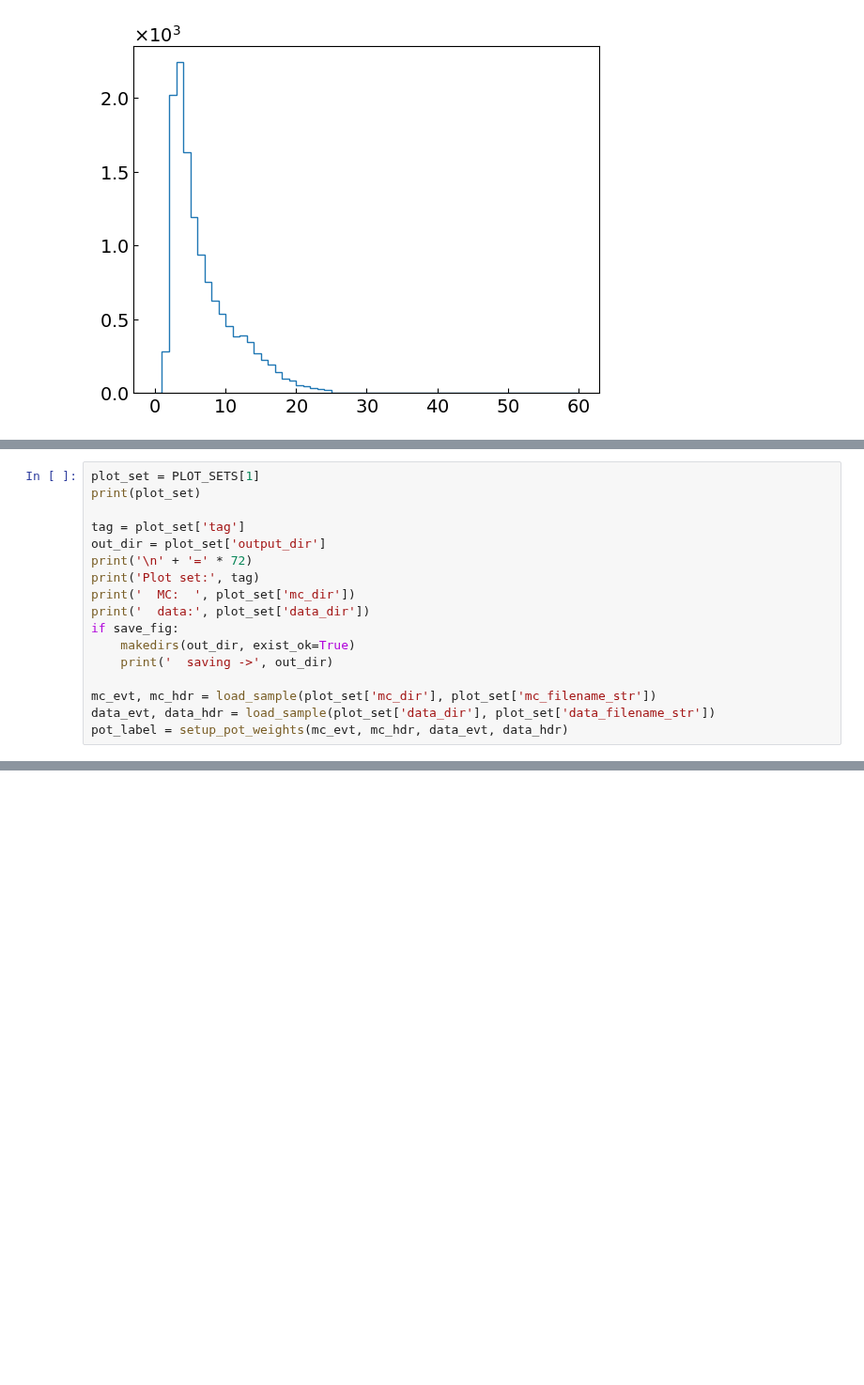
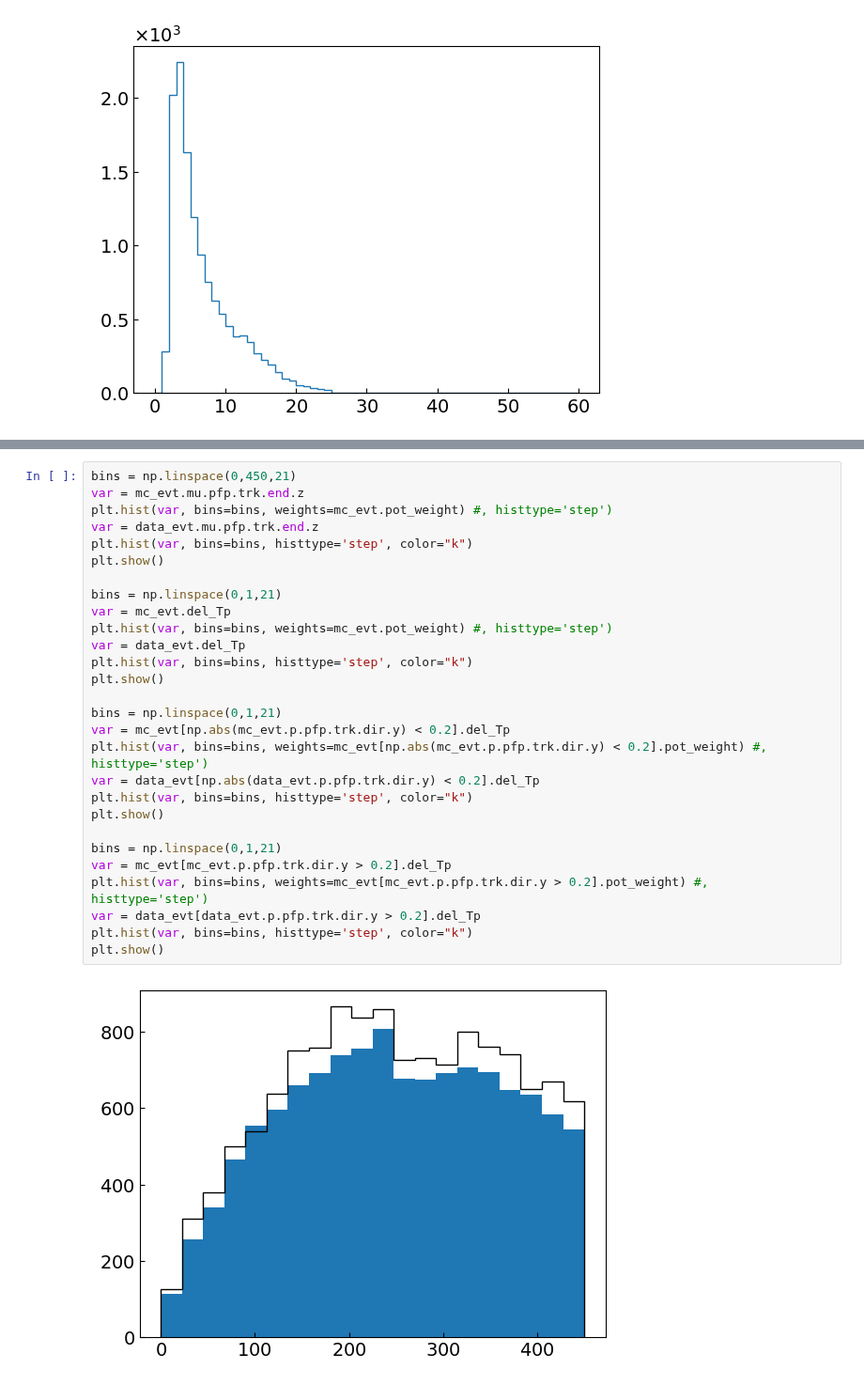
Before and after one commit to wjdanswjddl/cafpyana, a Jupyter notebook: analysis_village/numucc_1p0pi/notebooks/selected_xsec_overlay.ipynb, the cells around one changed output, grey strips where cells are left out. Shown at 94% size. Saved outputs shown, nothing was run; the diff lists cells and outputs as text; blank space fills up the shorter version.

```diff
--- a/analysis_village/numucc_1p0pi/notebooks/selected_xsec_overlay.ipynb
+++ b/analysis_village/numucc_1p0pi/notebooks/selected_xsec_overlay.ipynb
@@ -345,17 +308,0 @@ plt.show()
-# %%
-plot_set = PLOT_SETS[1]
-print(plot_set)
-
-tag = plot_set['tag']
-out_dir = plot_set['output_dir']
-print('\n' + '=' * 72)
-print('Plot set:', tag)
-print('  MC:  ', plot_set['mc_dir'])
-print('  data:', plot_set['data_dir'])
-if save_fig:
-    makedirs(out_dir, exist_ok=True)
-    print('  saving ->', out_dir)
-
-mc_evt, mc_hdr = load_sample(plot_set['mc_dir'], plot_set['mc_filename_str'])
-data_evt, data_hdr = load_sample(plot_set['data_dir'], plot_set['data_filename_str'])
-pot_label = setup_pot_weights(mc_evt, mc_hdr, data_evt, data_hdr)
@@ -401,0 +338,30 @@ plt.show()
+# %%
+bins = np.linspace(0,450,21)
+var = mc_evt.mu.pfp.trk.end.z
+plt.hist(var, bins=bins, weights=mc_evt.pot_weight) #, histtype='step')
+var = data_evt.mu.pfp.trk.end.z
+plt.hist(var, bins=bins, histtype='step', color="k")
+plt.show()
+
+bins = np.linspace(0,1,21)
+var = mc_evt.del_Tp
+plt.hist(var, bins=bins, weights=mc_evt.pot_weight) #, histtype='step')
+var = data_evt.del_Tp
+plt.hist(var, bins=bins, histtype='step', color="k")
+plt.show()
+
+bins = np.linspace(0,1,21)
+var = mc_evt[np.abs(mc_evt.p.pfp.trk.dir.y) < 0.2].del_Tp
+plt.hist(var, bins=bins, weights=mc_evt[np.abs(mc_evt.p.pfp.trk.dir.y) < 0.2].pot_weight) #, histtype='step')
+var = data_evt[np.abs(data_evt.p.pfp.trk.dir.y) < 0.2].del_Tp
+plt.hist(var, bins=bins, histtype='step', color="k")
+plt.show()
+
+bins = np.linspace(0,1,21)
+var = mc_evt[mc_evt.p.pfp.trk.dir.y > 0.2].del_Tp
+plt.hist(var, bins=bins, weights=mc_evt[mc_evt.p.pfp.trk.dir.y > 0.2].pot_weight) #, histtype='step')
+var = data_evt[data_evt.p.pfp.trk.dir.y > 0.2].del_Tp
+plt.hist(var, bins=bins, histtype='step', color="k")
+plt.show()
+# %% [output]
+[figure, added]
```
Also changed, not shown: parts of 13 cells of this notebook, 22 other files.
